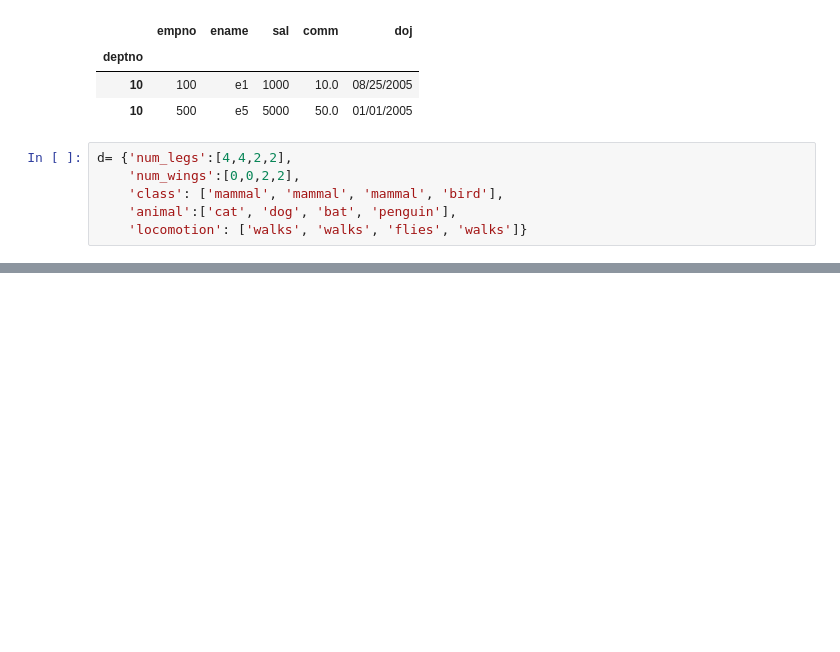
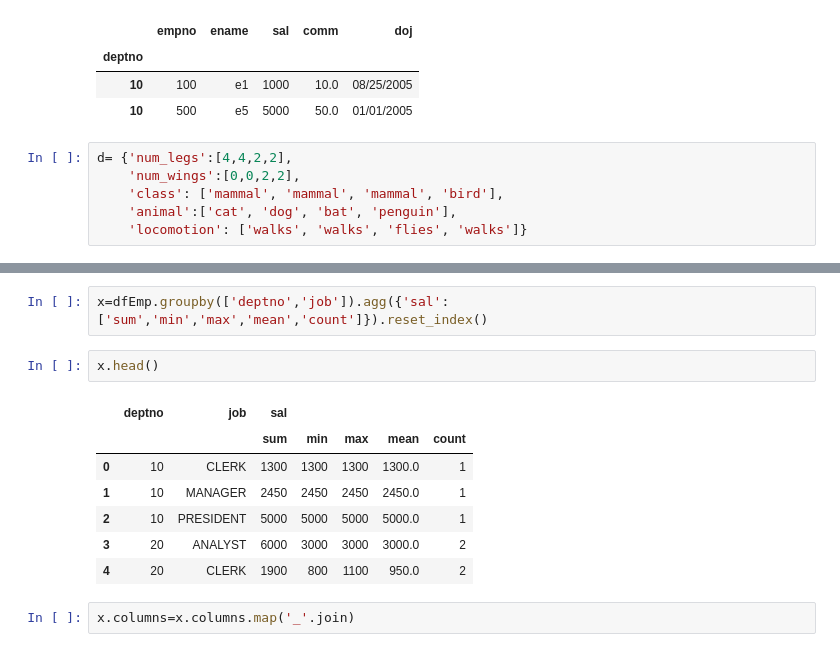
Before and after one commit to Janasya85/Datasciences, a Jupyter notebook: Pandas_Essentials_Jany.ipynb, the cells around one changed output, grey strips where cells are left out. Saved outputs shown, nothing was run; the diff lists cells and outputs as text; blank space fills up the shorter version.

```diff
--- a/Pandas_Essentials_Jany.ipynb
+++ b/Pandas_Essentials_Jany.ipynb
@@ -729,0 +821,14 @@ d= {'num_legs':[4,4,2,2],
+# %%
+x=dfEmp.groupby(['deptno','job']).agg({'sal':['sum','min','max','mean','count']}).reset_index()
+# %%
+x.head()
+# %% [output]
+|  | deptno | job | sal |  |  |  |  |
+|  |  |  | sum | min | max | mean | count |
+| 0 | 10 | CLERK | 1300 | 1300 | 1300 | 1300.0 | 1 |
+| 1 | 10 | MANAGER | 2450 | 2450 | 2450 | 2450.0 | 1 |
+| 2 | 10 | PRESIDENT | 5000 | 5000 | 5000 | 5000.0 | 1 |
+| 3 | 20 | ANALYST | 6000 | 3000 | 3000 | 3000.0 | 2 |
+| 4 | 20 | CLERK | 1900 | 800 | 1100 | 950.0 | 2 |
+# %%
+x.columns=x.columns.map('_'.join)
```
Also changed, not shown: parts of 64 cells of this notebook.
